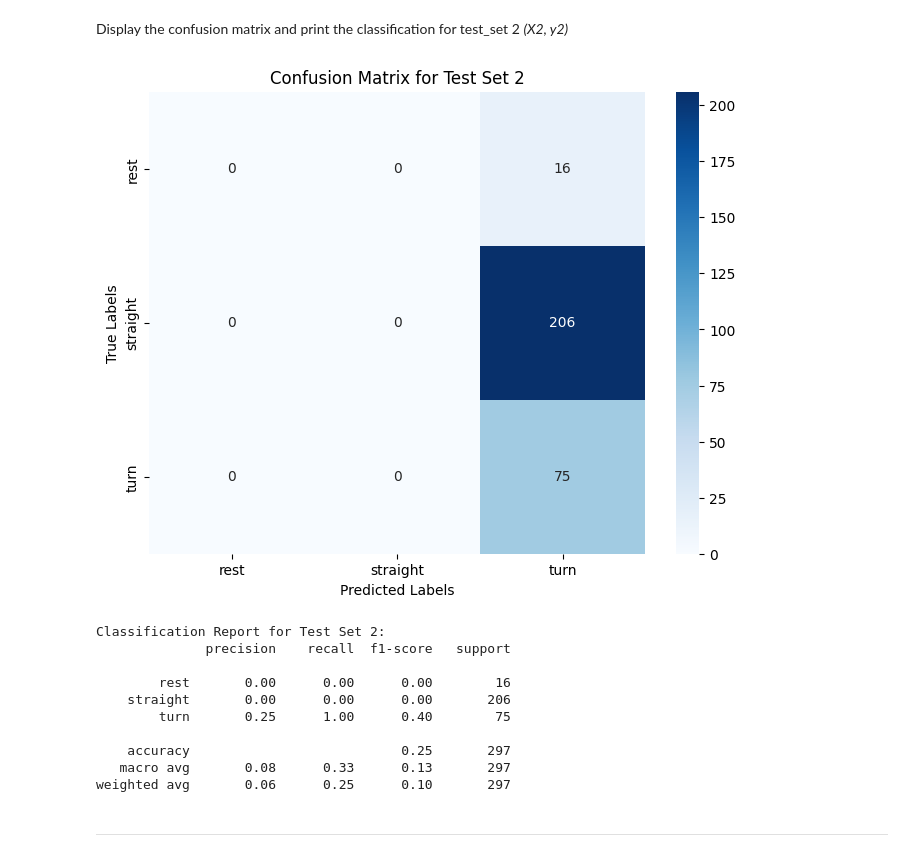
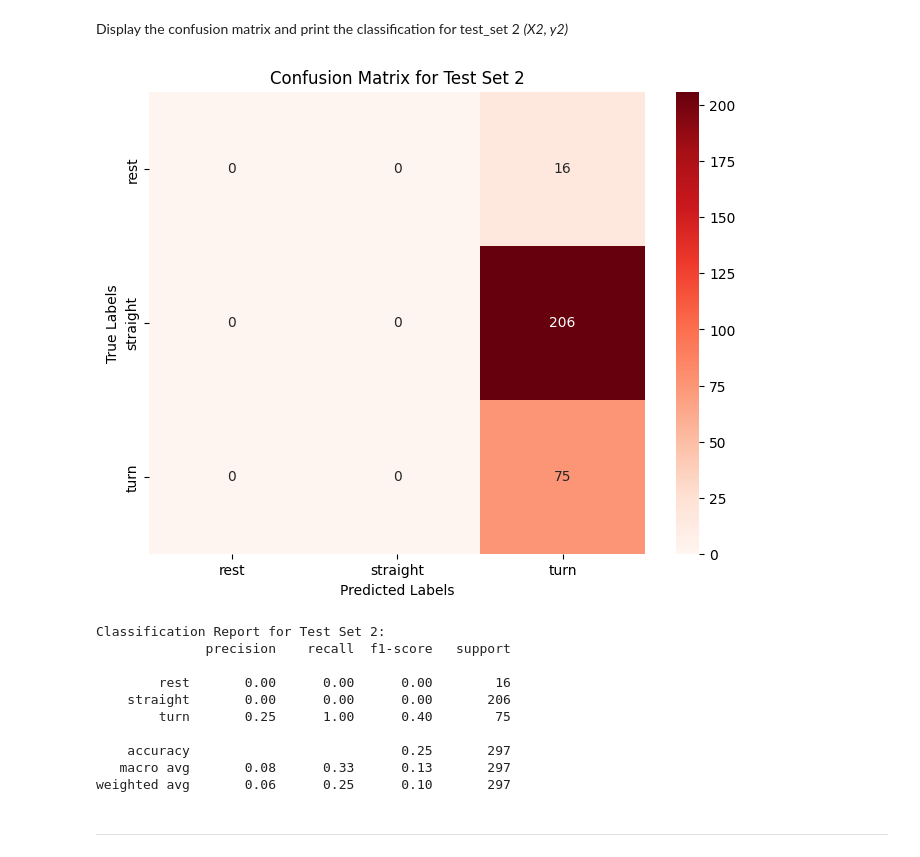
Before and after one commit to SamarthUPathak/engg680_2024_fall, a Jupyter notebook: Assignment_4/Assignment_4.ipynb, the cells around one changed output. Saved outputs shown, nothing was run; the diff lists cells and outputs as text; code cells hidden in the pictures.

```diff
--- a/Assignment_4/Assignment_4.ipynb
+++ b/Assignment_4/Assignment_4.ipynb
@@ -436,22 +436,22 @@ Display the confusion matrix and print the classification for test_set 2 *(X2, y
 # %%
 # TODO - Display confusion matrix and print classification report for (X2, y2)
 
 y2_pred = grid.best_estimator_.predict(X2)
 
 conf_matrix2 = confusion_matrix(y2, y2_pred)
 
 plt.figure(figsize=(8, 6))
-sns.heatmap(conf_matrix2, annot=True, fmt="d", cmap="Blues", xticklabels=grid.classes_, yticklabels=grid.classes_)
+sns.heatmap(conf_matrix2, annot=True, fmt="d", cmap="Reds", xticklabels=grid.classes_, yticklabels=grid.classes_)
 plt.xlabel('Predicted Labels')
 plt.ylabel('True Labels')
 plt.title('Confusion Matrix for Test Set 2')
 plt.show()
 
 
 print("Classification Report for Test Set 2:")
 print(classification_report(y2, y2_pred, zero_division=0))
 # %% [output]
-[figure, old version]
+[figure, new version]
 Classification Report for Test Set 2:
               precision    recall  f1-score   support
 
```
Also changed, not shown: parts of 51 cells of this notebook.
